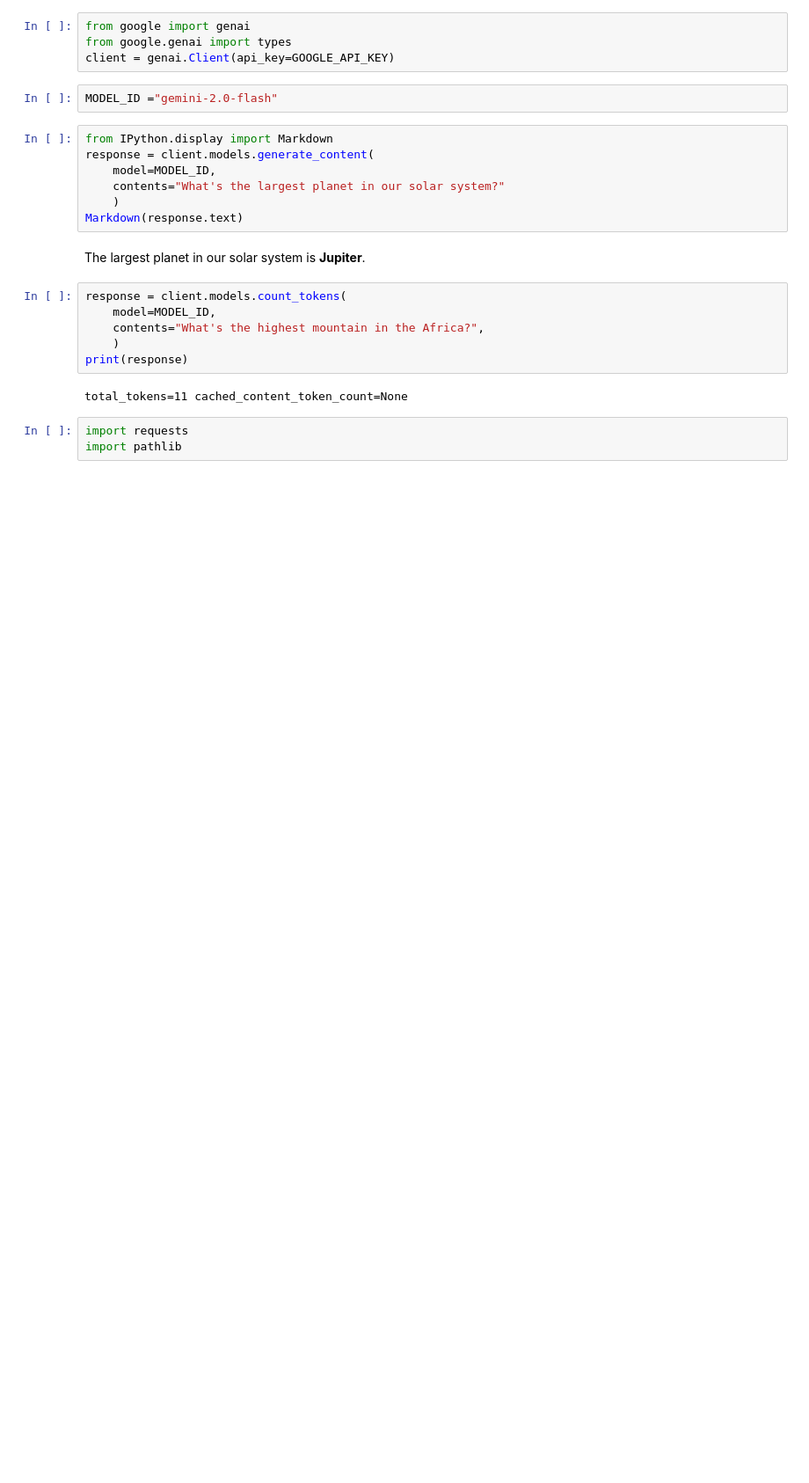
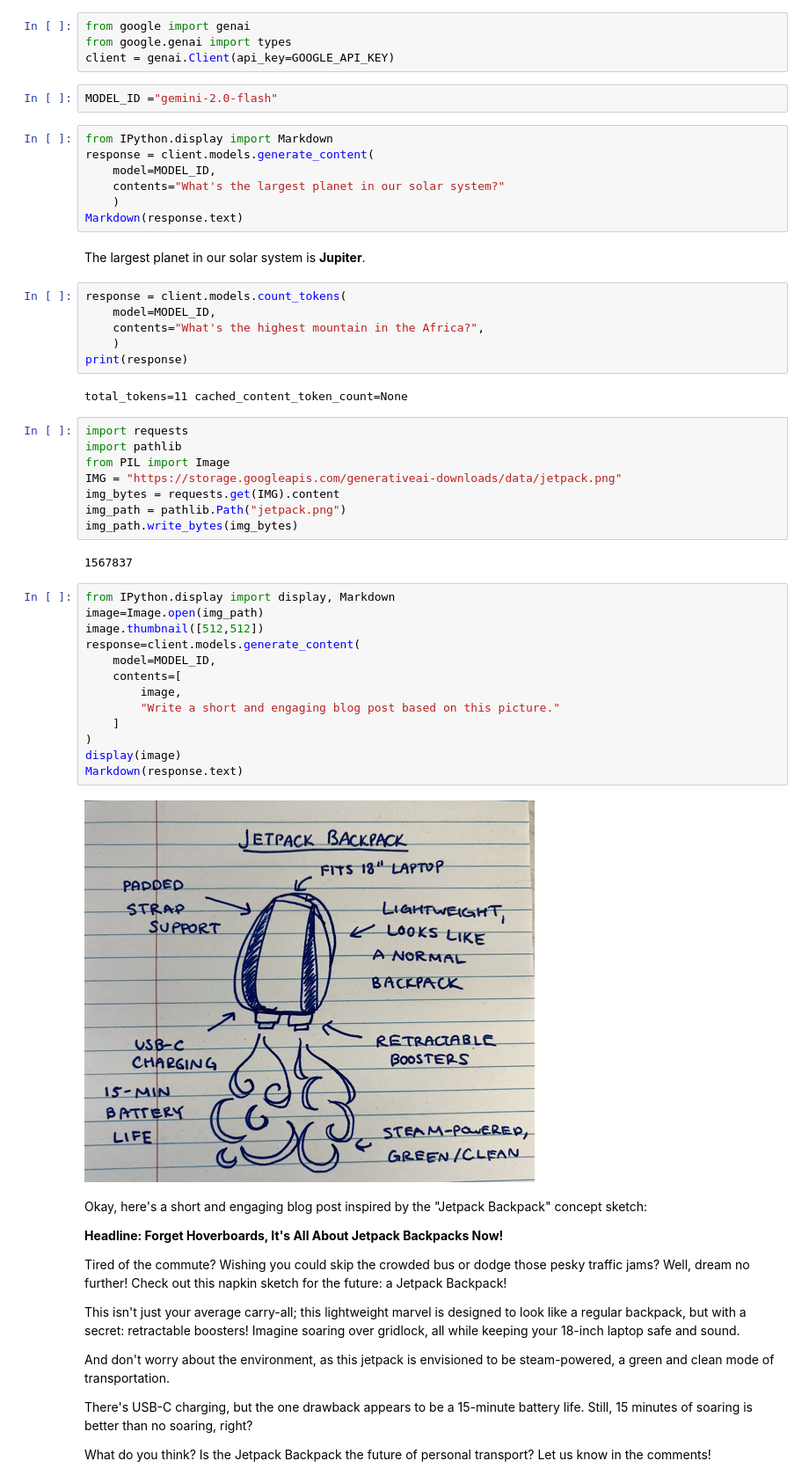
Before and after one commit to ruchi0451/NLP_AD, a Jupyter notebook: Intro_Gemini_AI.ipynb, the cells around one changed output. Shown at 88% size. Saved outputs shown, nothing was run; the diff lists cells and outputs as text; blank space fills up the shorter version.

```diff
--- a/Intro_Gemini_AI.ipynb
+++ b/Intro_Gemini_AI.ipynb
@@ -94,6 +94,41 @@ response = client.models.count_tokens(
 print(response)
 # %% [output]
 total_tokens=11 cached_content_token_count=None
-# %%
-import requests
-import pathlib
+# %%
+import requests
+import pathlib
+from PIL import Image
+IMG = "https://storage.googleapis.com/generativeai-downloads/data/jetpack.png"
+img_bytes = requests.get(IMG).content
+img_path = pathlib.Path("jetpack.png")
+img_path.write_bytes(img_bytes)
+# %% [output]
+1567837
+# %%
+from IPython.display import display, Markdown
+image=Image.open(img_path)
+image.thumbnail([512,512])
+response=client.models.generate_content(
+    model=MODEL_ID,
+    contents=[
+        image,
+        "Write a short and engaging blog post based on this picture."
+    ]
+)
+display(image)
+Markdown(response.text)
+# %% [output]
+[figure, added]
+Okay, here's a short and engaging blog post inspired by the "Jetpack Backpack" concept sketch:
+
+**Headline:  Forget Hoverboards, It's All About Jetpack Backpacks Now!**
+
+Tired of the commute? Wishing you could skip the crowded bus or dodge those pesky traffic jams? Well, dream no further!  Check out this napkin sketch for the future: a Jetpack Backpack!
+
+This isn't just your average carry-all; this lightweight marvel is designed to look like a regular backpack, but with a secret: retractable boosters!  Imagine soaring over gridlock, all while keeping your 18-inch laptop safe and sound.
+
+And don't worry about the environment, as this jetpack is envisioned to be steam-powered, a green and clean mode of transportation.
+
+There's USB-C charging, but the one drawback appears to be a 15-minute battery life. Still, 15 minutes of soaring is better than no soaring, right?
+
+What do you think? Is the Jetpack Backpack the future of personal transport?  Let us know in the comments!
```
Also changed, not shown: parts of 10 cells of this notebook.
